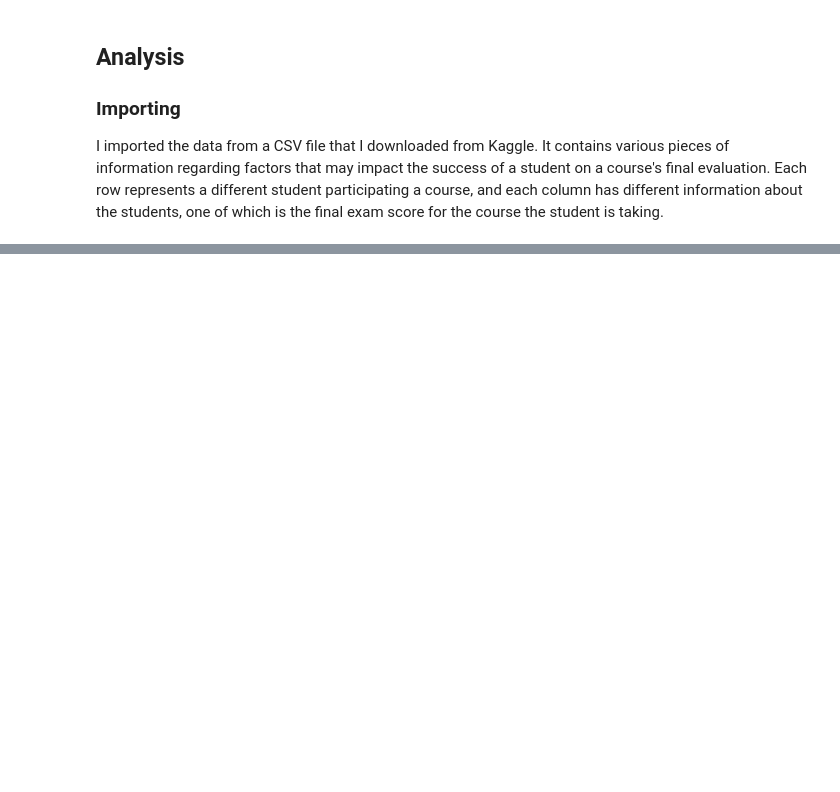
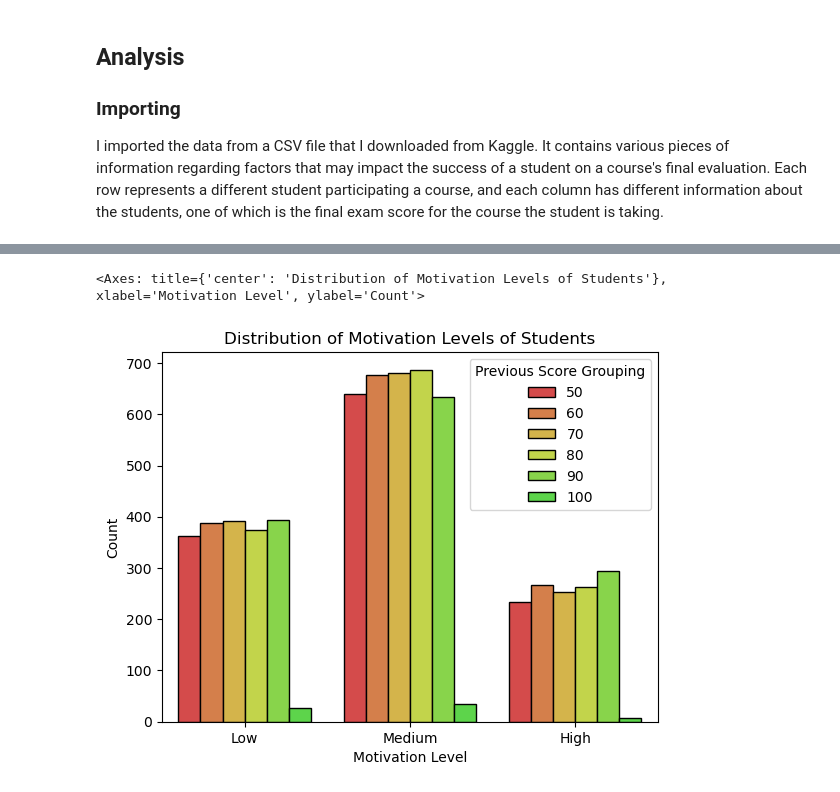
Before and after one commit to HTTime39/Scientific-Data-Analysis-Project, a Jupyter notebook: about-elements-impacting-student-success.ipynb, the cells around one changed output, grey strips where cells are left out. Drawn from its saved outputs; the diff is of its cells as text; code cells hidden in the pictures; blank space fills up the shorter version.

Commit message:
Completed data import, cleaning, and first section of analysis.

```diff
--- a/about-elements-impacting-student-success.ipynb
+++ b/about-elements-impacting-student-success.ipynb
@@ -36,0 +20,5 @@ data
+# %%
+data = data.reindex(['Previous_Scores','Motivation_Level','Exam_Score'],axis=1)
+# Removing unneeded columns and reording them
+data.columns = ['Previous Score', 'Motivation Level', 'Exam Score']
+# Renaming the columns to have cleaner names
@@ -36,0 +35,7 @@ data
+# %%
+
+data['Previous Score Grouping'] = (data.loc[:]['Previous Score'] // 10) * 10
+# Creating a new column that contains the percentage grouping that the student's previous exam score falls into
+data['Exam Score Grouping'] = (data.loc[:]['Exam Score'] // 10) * 10
+# Creating a new column that contains the percentage grouping that the student's exam score falls into
+display(data)
@@ -36,0 +62,13 @@ data
+# %%
+motivationCountPlot = sns.countplot(data=data, x='Motivation Level',
+                                    palette=['#eb3434','#eb7a34','#ebc034','#d3eb34','#86eb34','#4ceb34'],
+                                    edgecolor='black',
+                                    hue='Previous Score Grouping')
+motivationCountPlot.set(ylabel='Count',
+                        title='Distribution of Motivation Levels of Students')
+# Generating a bar graph showing how many students are in each motivation category
+# I've also styled the graph to have a title, correct y-axis title, as well as colours to help visually distinguish between the score groupings
+display(motivationCountPlot)
+# %% [output]
+<Axes: title={'center': 'Distribution of Motivation Levels of Students'}, xlabel='Motivation Level', ylabel='Count'>
+[figure, added]
```
Also changed, not shown: parts of 10 cells of this notebook, 1 other file.
